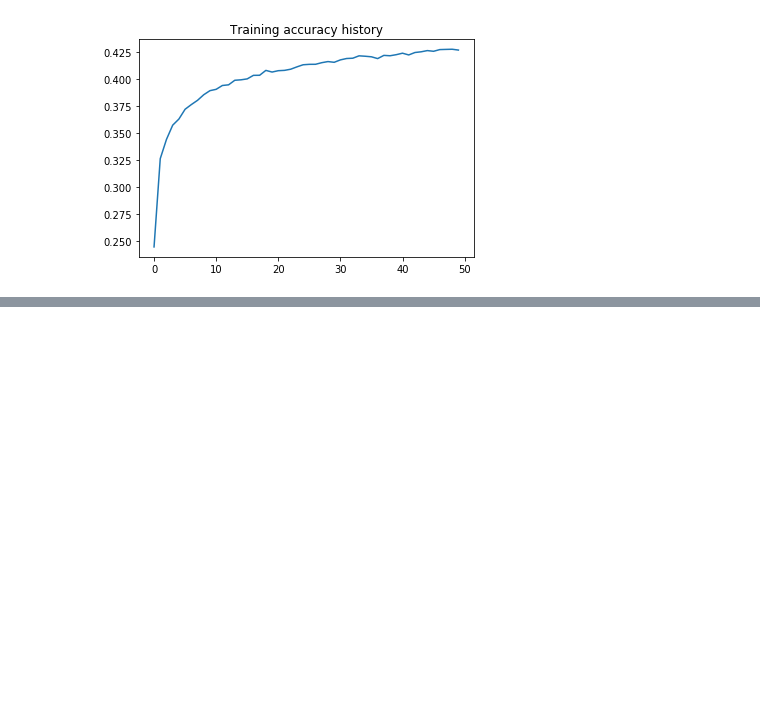
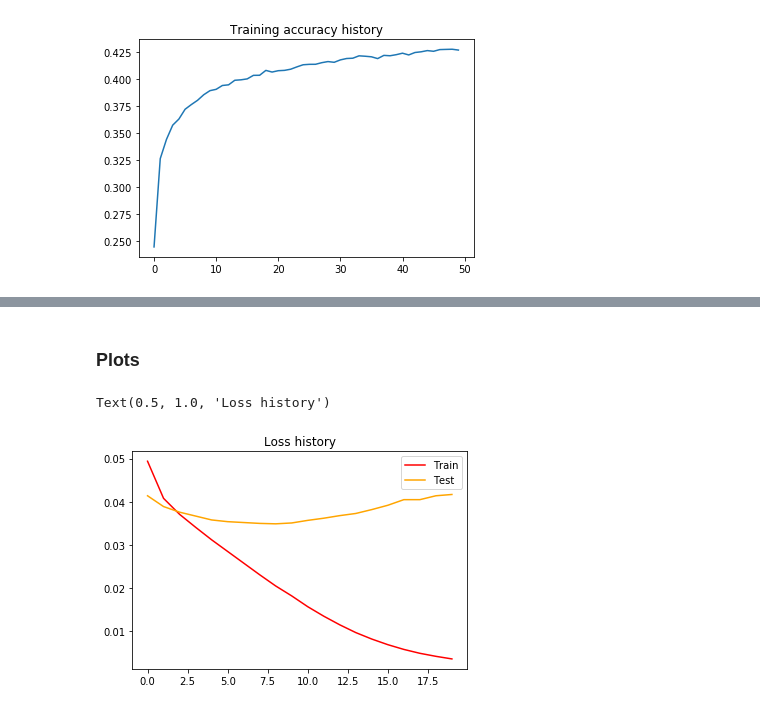
Before and after one commit to tuanh208/FoodVisor-TMM, a Jupyter notebook: FoodVisor_VGG.ipynb, the cells around one changed output, grey strips where cells are left out. Saved outputs shown, nothing was run; the diff lists cells and outputs as text; code cells hidden in the pictures; blank space fills up the shorter version.

```diff
--- a/FoodVisor_VGG.ipynb
+++ b/FoodVisor_VGG.ipynb
@@ -483,0 +478,4 @@ Clipping input data to the valid range for imshow with RGB data ([0..1] for floa
+# %%
+criterion = nn.CrossEntropyLoss()
+lr = 0.01
+optimizer_vgg = torch.optim.SGD(model_vgg.classifier.parameters(),lr = lr)
@@ -483,0 +613,7 @@ Clipping input data to the valid range for imshow with RGB data ([0..1] for floa
+# %%
+history = train_model_2(model=model_vgg.classifier,criterion=criterion,
+              train_data = conv_feat_train, train_labels = labels_train,
+                 test_data = conv_feat_val, test_labels = labels_val,
+                  optimizer = optimizer_vgg,
+                 epochs = 10,train = True, validate = True,
+                shuffle = True)
@@ -483,0 +638,7 @@ Clipping input data to the valid range for imshow with RGB data ([0..1] for floa
+# %%
+history_2 = train_model_2(model=model_vgg.classifier,criterion=criterion,
+              train_data = conv_feat_train, train_labels = labels_train,
+                 test_data = conv_feat_val, test_labels = labels_val,
+                  optimizer = optimizer_vgg,
+                 epochs = 10,train = True, validate = True,
+                shuffle = True)
@@ -483,0 +663,3 @@ Clipping input data to the valid range for imshow with RGB data ([0..1] for floa
+# %%
+for i in range(4):
+    history[i].extend(history_2[i])
@@ -483,0 +677,11 @@ Clipping input data to the valid range for imshow with RGB data ([0..1] for floa
+# %% [markdown]
+### Plots
+# %%
+plt.plot(history[0], color ='red', label = 'Train')
+plt.plot(history[2], color ='orange', label = 'Test')
+plt.legend()
+plt.plot()
+plt.title("Loss history")
+# %% [output]
+Text(0.5, 1.0, 'Loss history')
+[figure, added]
```
Also changed, not shown: parts of 64 cells of this notebook, 1 other file.
